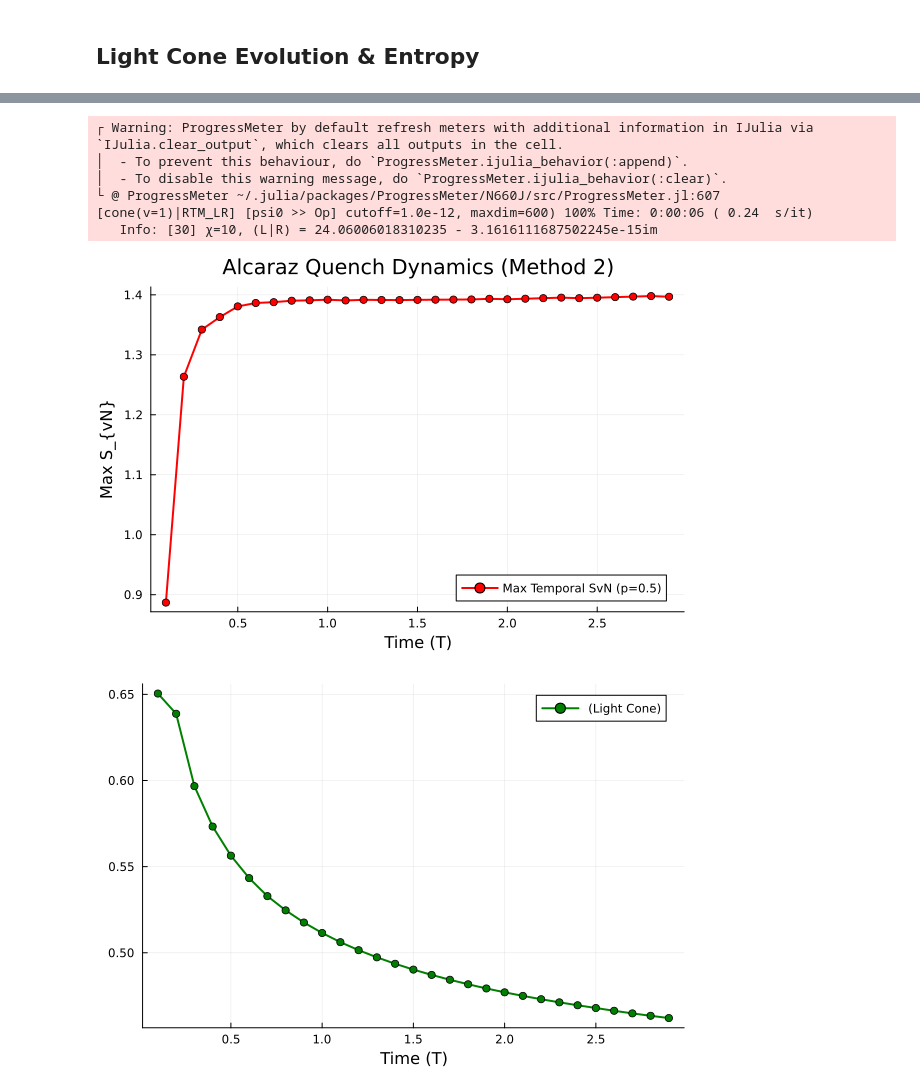
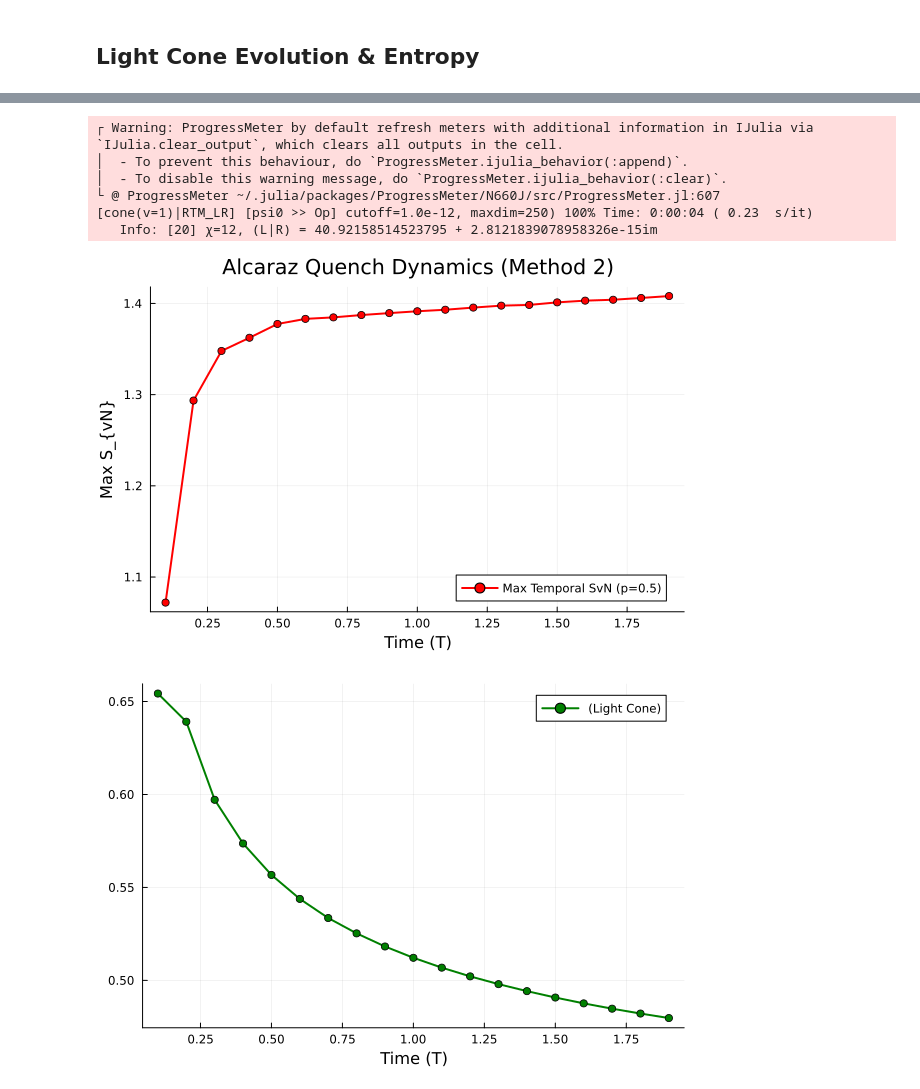
Before and after one commit to jmarquezol/QuantumMaster, a Jupyter notebook: master_thesis/NNN_crit_model.ipynb, the cells around one changed output, grey strips where cells are left out. Saved outputs shown, nothing was run; the diff lists cells and outputs as text; code cells hidden in the pictures.

```diff
--- a/master_thesis/NNN_crit_model.ipynb
+++ b/master_thesis/NNN_crit_model.ipynb
@@ -11,7 +11,7 @@ N = 50
 lambda = 1.0    # exact critical point (self dual)
 p = 0.5         # NNN term (p>0 breakes system's integrability)
 dt = 0.1
-T_max = 1.5
+T_max = 2
 cutoff = 1e-12
 maxdim = 250
 
@@ -349,7 +608,7 @@ bl[s => 1] = 1.0 + 0.0im  # Starting in the "Up" state
 mp_alcaraz = AlcarazModel(lambda, p, s)
 
 # tp = tMPOParams(dt / 2.0, expH_alcaraz_v1, mp_alcaraz, 0, bl)
-tp = tMPOParams(dt / 2.0, expH_alcaraz_v2, mp_alcaraz, 0, bl)
+tp = tMPOParams(dt, expH_alcaraz_v2, mp_alcaraz, 0, bl)
 
 fb = FoldtMPOBlocks(tp)
 
@@ -387,34 +646,34 @@ svn_vals_raw = checkpt.history[:SvN]
 svn_max = [maximum(real(v)) for v in svn_vals_raw]
 
 # Magnetization
 z_vals = checkpt.history[:Z_normed]
 
 times_plot = [n * dt for n in 1:length(svn_max)]
 
 # Plot Ent Entropy
 p1 = plot(times_plot, svn_max,
      label="Max Temporal SvN (p=$p)",
      xlabel="Time (T)",
      ylabel="Max S_{vN}",
      lw=2, color=:red, marker=:circle,
      title="Alcaraz Quench Dynamics (Method 2)")
 
 display(p1)
 
 # Plot
 p2 = plot(times_plot, z_vals,
      label=" (Light Cone)",
      xlabel="Time (T)",
      ylabel="",
      lw=2, color=:green, marker=:circle)
 
 display(p2)
 # %% [output]
 ┌ Warning: ProgressMeter by default refresh meters with additional information in IJulia via `IJulia.clear_output`, which clears all outputs in the cell.
 │  - To prevent this behaviour, do `ProgressMeter.ijulia_behavior(:append)`.
 │  - To disable this warning message, do `ProgressMeter.ijulia_behavior(:clear)`.
 └ @ ProgressMeter ~/.julia/packages/ProgressMeter/N660J/src/ProgressMeter.jl:607
-[cone(v=1)|RTM_LR] [psi0 >> Op] cutoff=1.0e-12, maxdim=600) 100% Time: 0:00:06 ( 0.24  s/it)
-   Info: [30] χ=10, (L|R) = 24.06006018310235 - 3.1616111687502245e-15im
+[cone(v=1)|RTM_LR] [psi0 >> Op] cutoff=1.0e-12, maxdim=250) 100% Time: 0:00:04 ( 0.23  s/it)
+   Info: [20] χ=12, (L|R) = 40.92158514523795 + 2.8121839078958326e-15im
-[figure, old version]
+[figure, new version]
-[figure, old version]
+[figure, new version]
```
Also changed, not shown: parts of 9 cells of this notebook, 1 other file.
